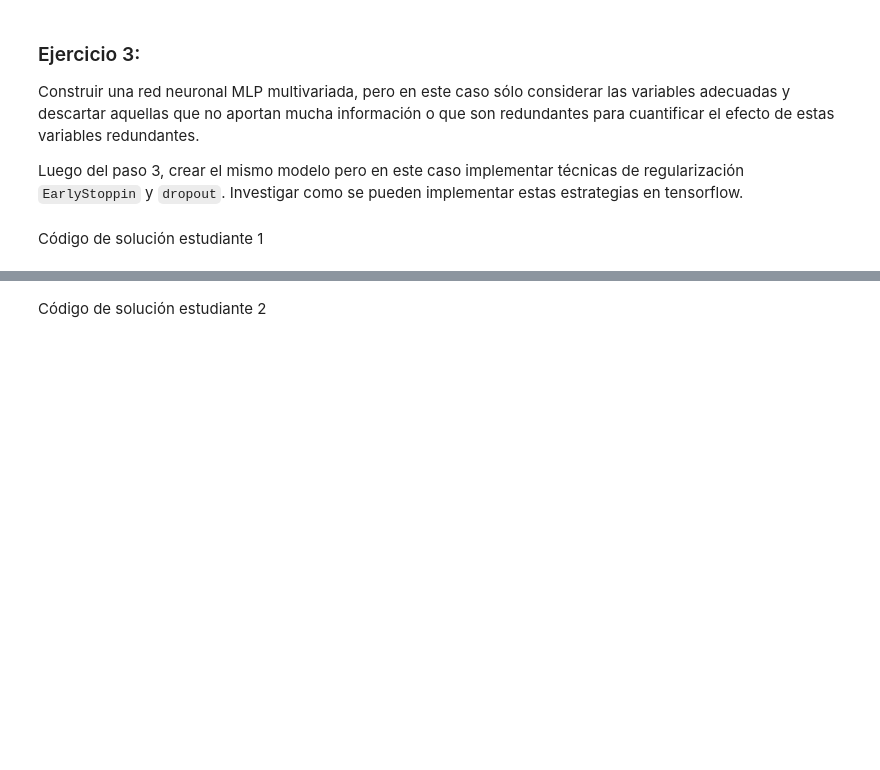
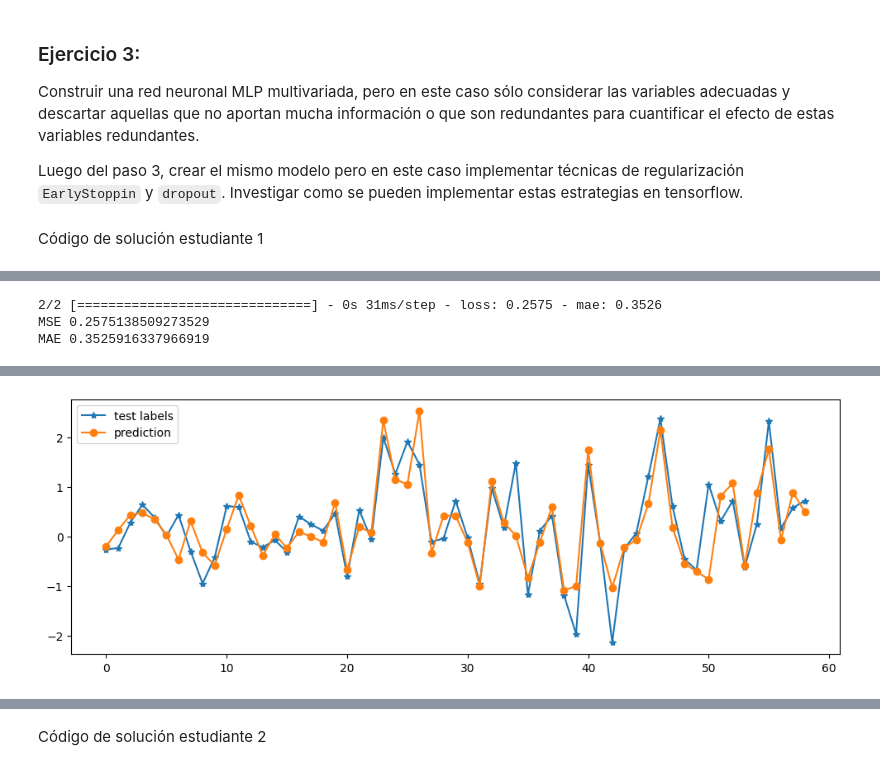
Before and after one commit to xagallegos/ProyectoConjunto_XGallegos_SDDue-as, a Jupyter notebook: Tarea4.ipynb, the cells around one changed output, grey strips where cells are left out. Drawn from its saved outputs; the diff is of its cells as text; code cells hidden in the pictures; blank space fills up the shorter version.

```diff
--- a/Tarea4.ipynb
+++ b/Tarea4.ipynb
@@ -467,0 +625,19 @@ Código de solución estudiante 1
+# %%
+mse_m3, mae_m3 = model3.evaluate(test_m3[feature_cols], test_m3[target_col])
+
+print('MSE', mse_m3)
+print('MAE', mae_m3)
+# %% [output]
+2/2 [==============================] - 0s 31ms/step - loss: 0.2575 - mae: 0.3526
+MSE 0.2575138509273529
+MAE 0.3525916337966919
+# %%
+pred_m3 = model3.predict(test_m3[feature_cols])
+
+plt.figure(figsize=(12,4))
+plt.plot(test_m3[target_col].values, '*-', label='test labels')
+plt.plot(pred_m3, 'o-', label='prediction')
+
+plt.legend()
+plt.show()
+# %% [output]
@@ -467,0 +645 @@ Código de solución estudiante 1
+[figure, added]
```
Also changed, not shown: parts of 14 cells of this notebook.
